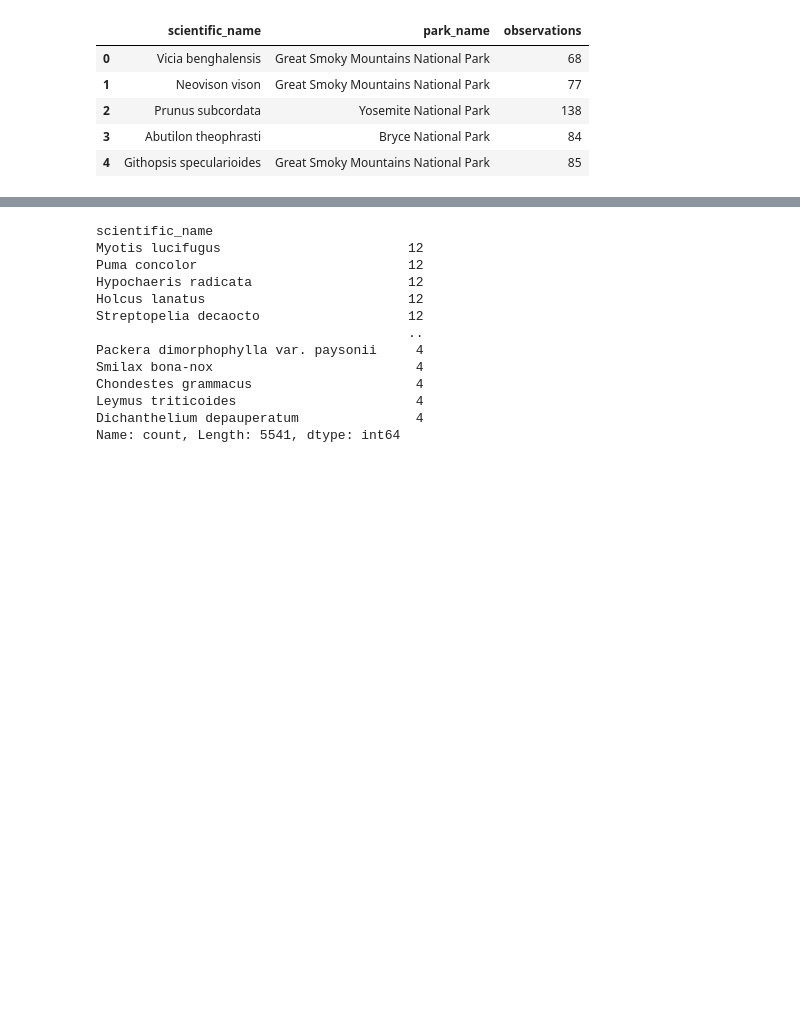
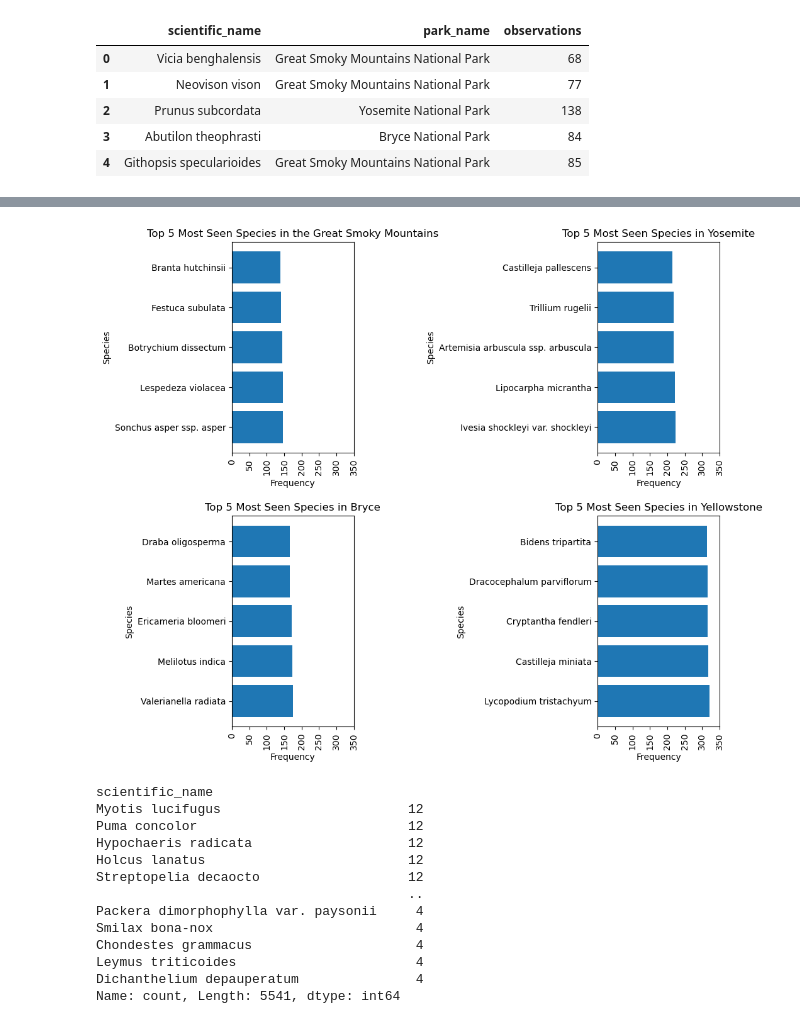
Before and after one commit to thejjserg/biodiversity, a Jupyter notebook: biodiversity_starter/biodiversity.ipynb, the cells around one changed output, grey strips where cells are left out. Drawn from its saved outputs; the diff is of its cells as text; code cells hidden in the pictures; blank space fills up the shorter version.

Commit message:
Bar Chart for Most Frequent

```diff
--- a/biodiversity_starter/biodiversity.ipynb
+++ b/biodiversity_starter/biodiversity.ipynb
@@ -308,0 +294,11 @@ Name: count, dtype: int64
+# %%
+# Find the Top and Bottom of Observations in Terms of Frequency
+great_smoky_top = sort_observations("Great Smoky Mountains National Park", "ascending")
+great_smoky_bottom = sort_observations("Great Smoky Mountains National Park", "descending")
+yosemite_top = sort_observations("Yosemite National Park", "ascending")
+yosemite_bottom = sort_observations("Yosemite National Park", "descending")
+bryce_top = sort_observations("Bryce National Park", "ascending")
+bryce_bottom = sort_observations("Bryce National Park", "descending")
+yellowstone_top = sort_observations("Yellowstone National Park", "ascending")
+yellowstone_bottom = sort_observations("Yellowstone National Park", "descending")
+yellowstone_top
@@ -309,3 +312,59 @@ Name: count, dtype: int64
+# %%
+fig = plt.figure(figsize = (10, 10))
+plt.subplots_adjust(wspace = 2)
+plt.subplots_adjust(hspace = 0.3)
+
+# Create the First Subplot
+ax1 = fig.add_subplot(2, 2, 1) # 2 Rows, 2 Columns, 1st Subplot
+# Create a Bar Graph
+ax1.barh(great_smoky_top.scientific_name, great_smoky_top.observations)
+# Set Title and Labels
+ax1.set_title("Top 5 Most Seen Species in the Great Smoky Mountains")
+ax1.set_xlabel("Frequency")
+ax1.set_xlim(0, 350)
+ax1.set_xticks(range(0, 351, 50))
+ax1.set_xticklabels(ax1.get_xticklabels(), rotation = 90)
+ax1.set_ylabel("Species")
+
+# Create the Second Subplot, Top Yosemite
+ax2 = fig.add_subplot(2, 2, 2)
+# Create a Bar Graph
+ax2.barh(yosemite_top.scientific_name, yosemite_top.observations)
+# Set Title and Labels
+ax2.set_title("Top 5 Most Seen Species in Yosemite")
+ax2.set_xlabel("Frequency")
+ax2.set_xlim(0, 350)
+ax2.set_xticks(range(0, 351, 50))
+ax2.set_xticklabels(ax2.get_xticklabels(), rotation = 90)
+ax2.set_ylabel("Species")
+
+# Create the Third Subplot, Top Yosemite
+ax3 = fig.add_subplot(2, 2, 3)
+# Create a Bar Graph
+ax3.barh(bryce_top.scientific_name, bryce_top.observations)
+# Set Title and Labels
+ax3.set_title("Top 5 Most Seen Species in Bryce")
+ax3.set_xlabel("Frequency")
+ax3.set_xlim(0, 350)
+ax3.set_xticks(range(0, 351, 50))
+ax3.set_xticklabels(ax3.get_xticklabels(), rotation = 90)
+ax3.set_ylabel("Species")
+
+# Create the Fourth Subplot, Top Yellowstone
+ax4 = fig.add_subplot(2, 2, 4)
+# Create a Bar Graph
+ax4.barh(yellowstone_top.scientific_name, yellowstone_top.observations)
+# Set Title and Labels
+ax4.set_title("Top 5 Most Seen Species in Yellowstone")
+ax4.set_xlabel("Frequency")
+ax4.set_xlim(0, 350)
+ax4.set_xticks(range(0, 351, 50))
+ax4.set_xticklabels(ax4.get_xticklabels(), rotation = 90)
+ax4.set_ylabel("Species")
+
+plt.show()
+# %% [output]
+[figure, added]
 # %%
 observations.scientific_name.value_counts()
 # %% [output]
```
Also changed, not shown: parts of 4 cells of this notebook.
